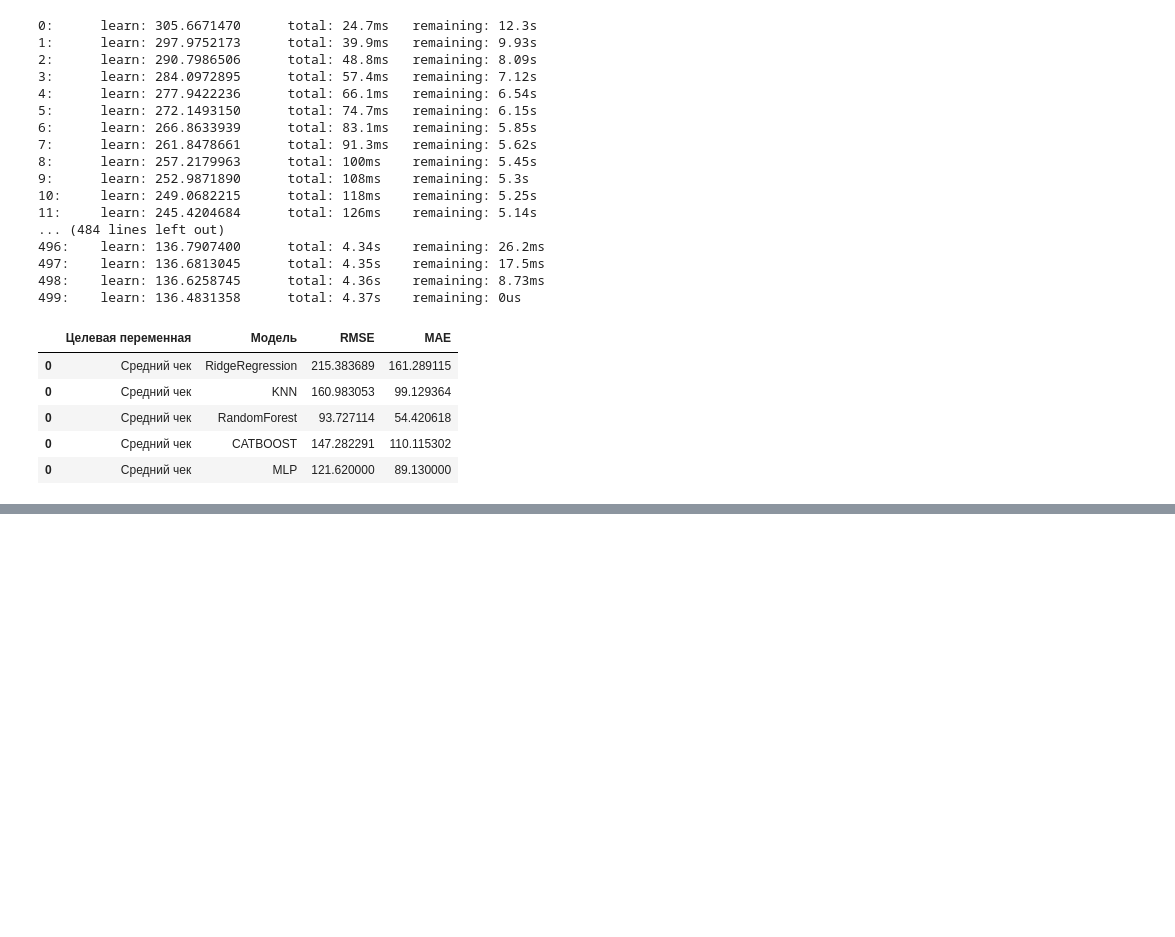
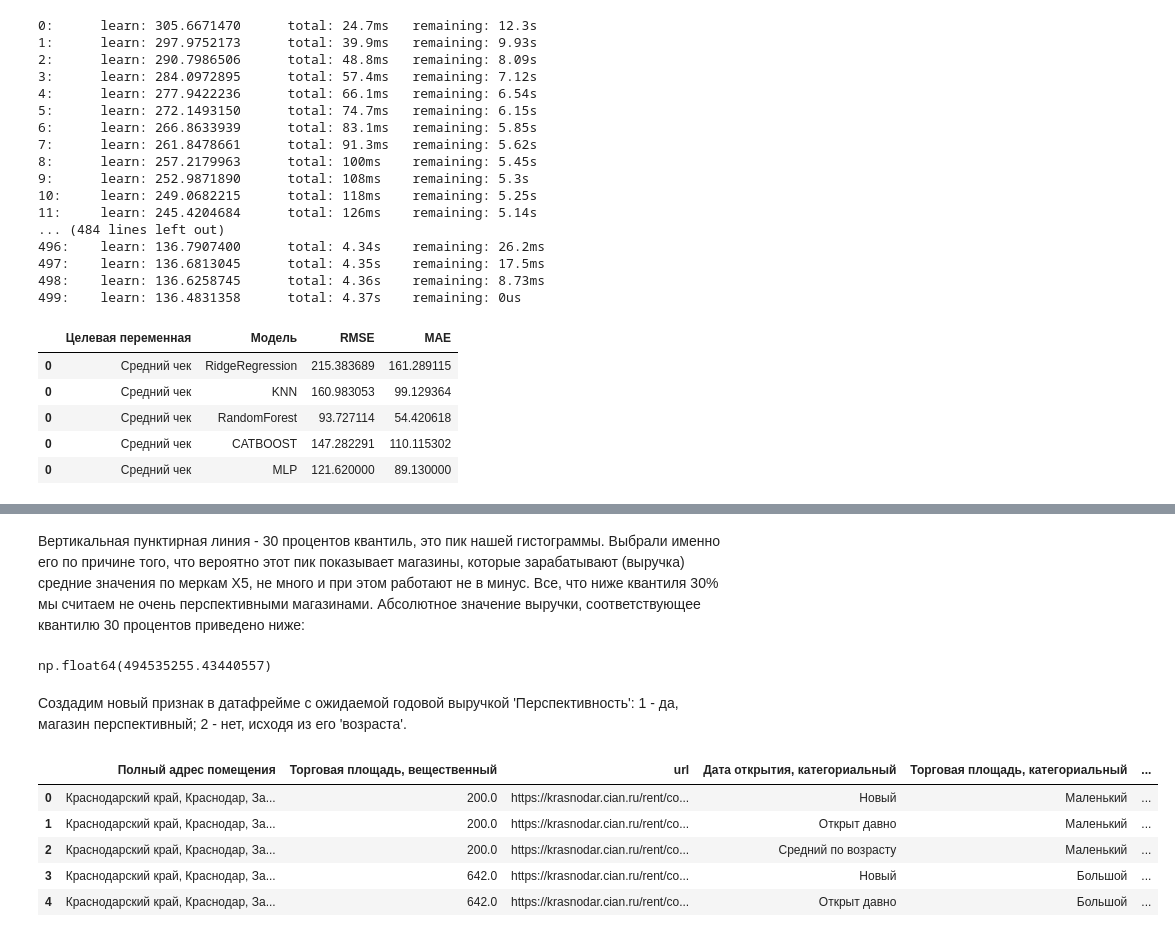
Before and after one commit to Peter-korn/Group-project-ML, a Jupyter notebook: ML/models_compare.ipynb, the cells around one changed output, grey strips where cells are left out. Drawn from its saved outputs; the diff is of its cells as text; code cells hidden in the pictures; blank space fills up the shorter version.

```diff
--- a/ML/models_compare.ipynb
+++ b/ML/models_compare.ipynb
@@ -229,0 +313,3 @@ fig.show()
+# %%
+train_revenue = pd.read_csv('../data/revenue.csv')
+train_revenue
@@ -229,0 +335,21 @@ fig.show()
+# %% [markdown]
+Вертикальная пунктирная линия - 30 процентов квантиль, это пик нашей гистограммы. Выбрали именно его по причине того, что вероятно этот пик показывает магазины, которые зарабатывают (выручка) средние значения по меркам X5, не много и при этом работают не в минус. Все, что ниже квантиля 30% мы считаем не очень перспективными магазинами. Абсолютное значение выручки, соответствующее квантилю 30 процентов приведено ниже:
+# %%
+train_revenue['Годовая выручка'].quantile(0.3)
+# %% [output]
+np.float64(494535255.43440557)
+# %% [markdown]
+Создадим новый признак в датафрейме с ожидаемой годовой выручкой 'Перспективность': 1 - да, магазин перспективный; 2 - нет, исходя из его 'возраста'.
+# %%
+expected_revenue_df['Перспективность'] = 0
+mask_perspective = (expected_revenue_df['Ожидаемая годовая выручка магазина'] >= train_revenue['Годовая выручка'].quantile(0.3))
+expected_revenue_df.loc[mask_perspective, 'Перспективность'] = 1
+
+expected_revenue_df.head()
+# %% [output]
+|  | Полный адрес помещения | Торговая площадь, вещественный | url | Дата открытия, категориальный | Торговая площадь, категориальный | ... |
+| 0 | Краснодарский край, Краснодар, За... | 200.0 | https://krasnodar.cian.ru/rent/co... | Новый | Маленький | ... |
+| 1 | Краснодарский край, Краснодар, За... | 200.0 | https://krasnodar.cian.ru/rent/co... | Открыт давно | Маленький | ... |
+| 2 | Краснодарский край, Краснодар, За... | 200.0 | https://krasnodar.cian.ru/rent/co... | Средний по возрасту | Маленький | ... |
+| 3 | Краснодарский край, Краснодар, За... | 642.0 | https://krasnodar.cian.ru/rent/co... | Новый | Большой | ... |
+| 4 | Краснодарский край, Краснодар, За... | 642.0 | https://krasnodar.cian.ru/rent/co... | Открыт давно | Большой | ... |
```
Also changed, not shown: parts of 13 cells of this notebook, 4 other files.
